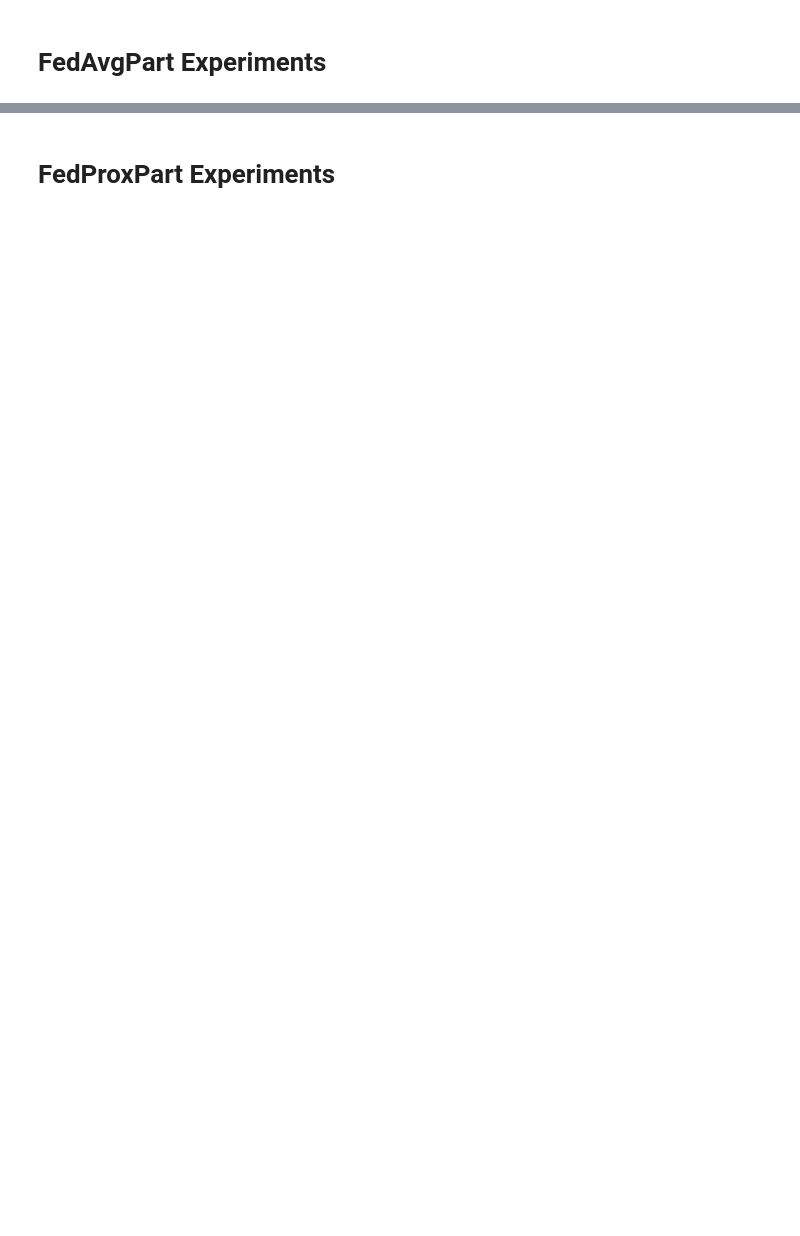
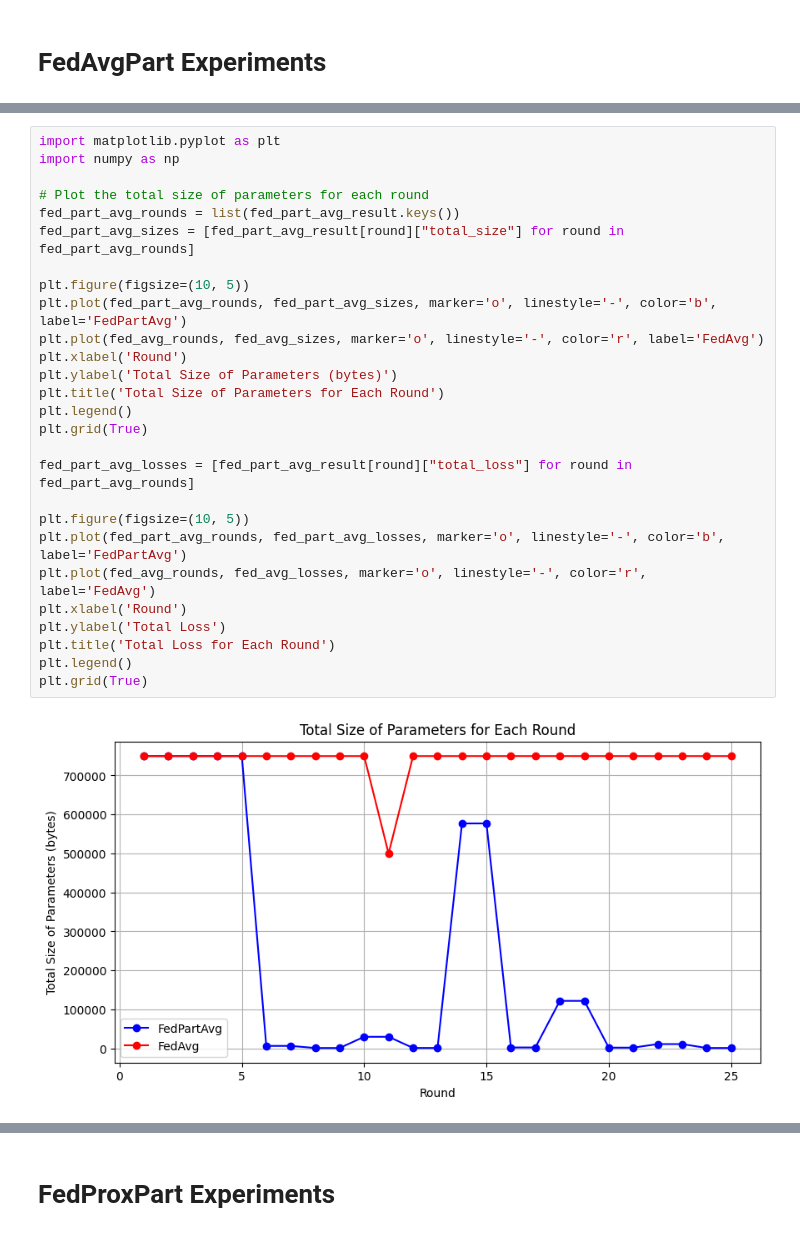
Before and after one commit to ViragSimon/L361_Project, a Jupyter notebook: experiments/inintial_fedpart_experiments.ipynb, the cells around one changed output, grey strips where cells are left out. Drawn from its saved outputs; the diff is of its cells as text; blank space fills up the shorter version.

```diff
--- a/experiments/inintial_fedpart_experiments.ipynb
+++ b/experiments/inintial_fedpart_experiments.ipynb
@@ -571,0 +942,29 @@ run_simulation(
+# %%
+import matplotlib.pyplot as plt
+import numpy as np
+
+# Plot the total size of parameters for each round
+fed_part_avg_rounds = list(fed_part_avg_result.keys())
+fed_part_avg_sizes = [fed_part_avg_result[round]["total_size"] for round in fed_part_avg_rounds]
+
+plt.figure(figsize=(10, 5))
+plt.plot(fed_part_avg_rounds, fed_part_avg_sizes, marker='o', linestyle='-', color='b', label='FedPartAvg')
+plt.plot(fed_avg_rounds, fed_avg_sizes, marker='o', linestyle='-', color='r', label='FedAvg')
+plt.xlabel('Round')
+plt.ylabel('Total Size of Parameters (bytes)')
+plt.title('Total Size of Parameters for Each Round')
+plt.legend()
+plt.grid(True)
+
+fed_part_avg_losses = [fed_part_avg_result[round]["total_loss"] for round in fed_part_avg_rounds]
+
+plt.figure(figsize=(10, 5))
+plt.plot(fed_part_avg_rounds, fed_part_avg_losses, marker='o', linestyle='-', color='b', label='FedPartAvg')
+plt.plot(fed_avg_rounds, fed_avg_losses, marker='o', linestyle='-', color='r', label='FedAvg')
+plt.xlabel('Round')
+plt.ylabel('Total Loss')
+plt.title('Total Loss for Each Round')
+plt.legend()
+plt.grid(True)
+# %% [output]
+[figure, added]
```
Also changed, not shown: parts of 14 cells of this notebook, 2 other files.
